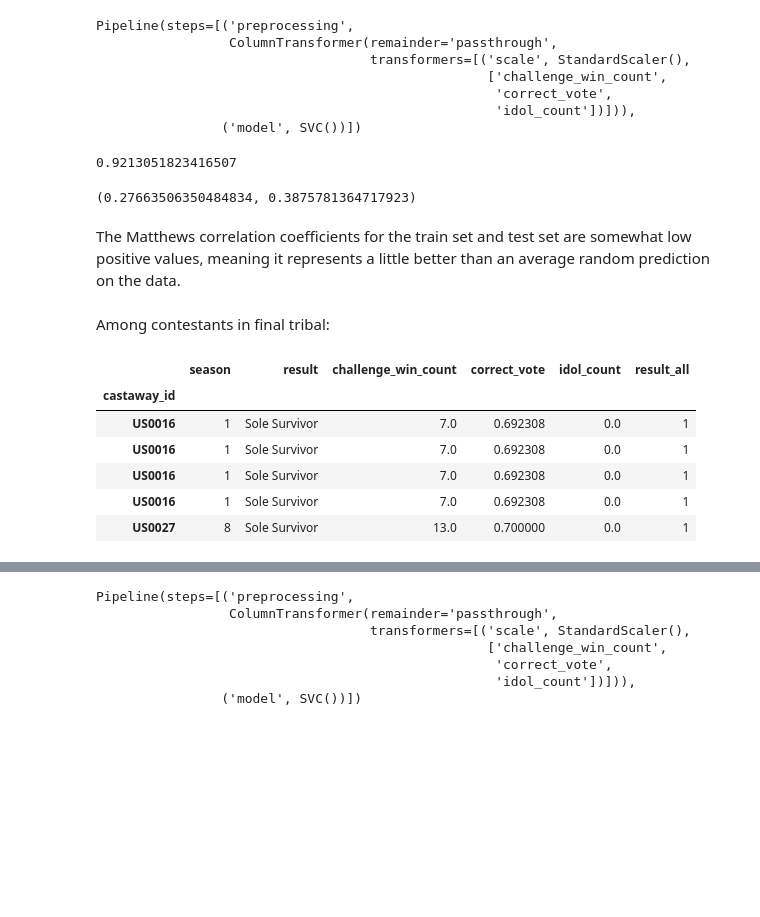
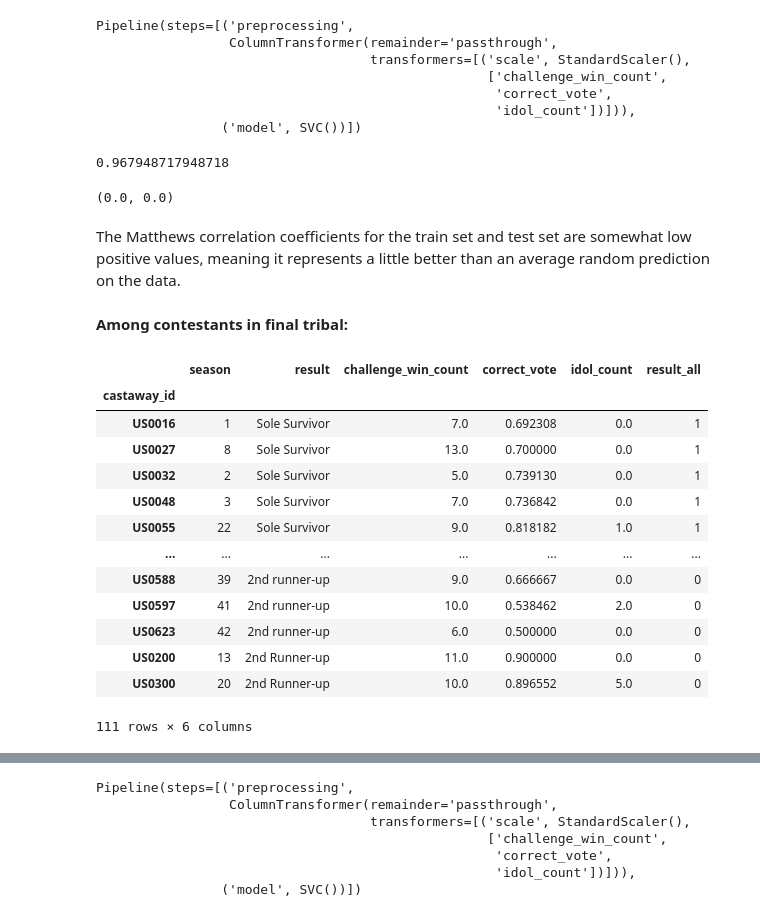
Before and after one commit to karinaechen/survivor, a Jupyter notebook: survivor.ipynb, the cells around one changed output, grey strips where cells are left out. Drawn from its saved outputs; the diff is of its cells as text; code cells hidden in the pictures; blank space fills up the shorter version.

```diff
--- a/survivor.ipynb
+++ b/survivor.ipynb
@@ -1031,3 +1031,6 @@ gameplay
 | US0625 | 42 | 9th voted out | 9.0 | 0.600000 | 0.0 | 0 |
 | US0626 | 42 | 1st voted out | 1.0 | 0.000000 | 0.0 | 0 |
 2604 rows × 6 columns
+# %%
+gameplay = gameplay.drop_duplicates()
+gameplay
@@ -1078,38 +1096,45 @@ Pipeline(steps=[('preprocessing',
                                                    'idol_count'])])),
                 ('model', SVC())])
 # %%
-pred_test = pl.predict(X_test)
+pred_test = pl_all.predict(X_test)
 score = accuracy_score(y_test, pred_test)
 score
 # %% [output]
-0.9213051823416507
+0.967948717948718
 # %%
-pred_train = pl.predict(X_train)
+pred_train = pl_all.predict(X_train)
 coef_train = matthews_corrcoef(y_train, pred_train)
 
 coef_test = matthews_corrcoef(y_test, pred_test)
 coef_train, coef_test
 # %% [output]
-(0.27663506350484834, 0.3875781364717923)
+(0.0, 0.0)
 # %% [markdown]
 The Matthews correlation coefficients for the train set and test set are somewhat low positive values, meaning it represents a little better than an average random prediction on the data.
 # %% [markdown]
-Among contestants in final tribal:
+**Among contestants in final tribal:**
 # %%
 final_tribal_labels = ['Sole Survivor', 'Runner-up', 'Runner up', 'Co-runner-up', '2nd runner-up', '2nd Runner-up']
 final_tribal_tables = []
 for win_label in final_tribal_labels:
     final_tribal_tables.append(gameplay[gameplay['result'] == win_label])
 
 final_tribal = pd.concat([final_tribal_tables[0], final_tribal_tables[1]])
 for i in range(2, len(final_tribal_tables)):
     final_tribal = pd.concat([final_tribal, final_tribal_tables[i]])
-final_tribal.head()
+final_tribal
 # %% [output]
 |  | season | result | challenge_win_count | correct_vote | idol_count | result_all |
 | castaway_id |  |  |  |  |  |  |
 | US0016 | 1 | Sole Survivor | 7.0 | 0.692308 | 0.0 | 1 |
-| US0016 | 1 | Sole Survivor | 7.0 | 0.692308 | 0.0 | 1 |
-| US0016 | 1 | Sole Survivor | 7.0 | 0.692308 | 0.0 | 1 |
-| US0016 | 1 | Sole Survivor | 7.0 | 0.692308 | 0.0 | 1 |
 | US0027 | 8 | Sole Survivor | 13.0 | 0.700000 | 0.0 | 1 |
+| US0032 | 2 | Sole Survivor | 5.0 | 0.739130 | 0.0 | 1 |
+| US0048 | 3 | Sole Survivor | 7.0 | 0.736842 | 0.0 | 1 |
+| US0055 | 22 | Sole Survivor | 9.0 | 0.818182 | 1.0 | 1 |
+| ... | ... | ... | ... | ... | ... | ... |
+| US0588 | 39 | 2nd runner-up | 9.0 | 0.666667 | 0.0 | 0 |
+| US0597 | 41 | 2nd runner-up | 10.0 | 0.538462 | 2.0 | 0 |
+| US0623 | 42 | 2nd runner-up | 6.0 | 0.500000 | 0.0 | 0 |
+| US0200 | 13 | 2nd Runner-up | 11.0 | 0.900000 | 0.0 | 0 |
+| US0300 | 20 | 2nd Runner-up | 10.0 | 0.896552 | 5.0 | 0 |
+111 rows × 6 columns
```
Also changed, not shown: parts of 57 cells of this notebook.
